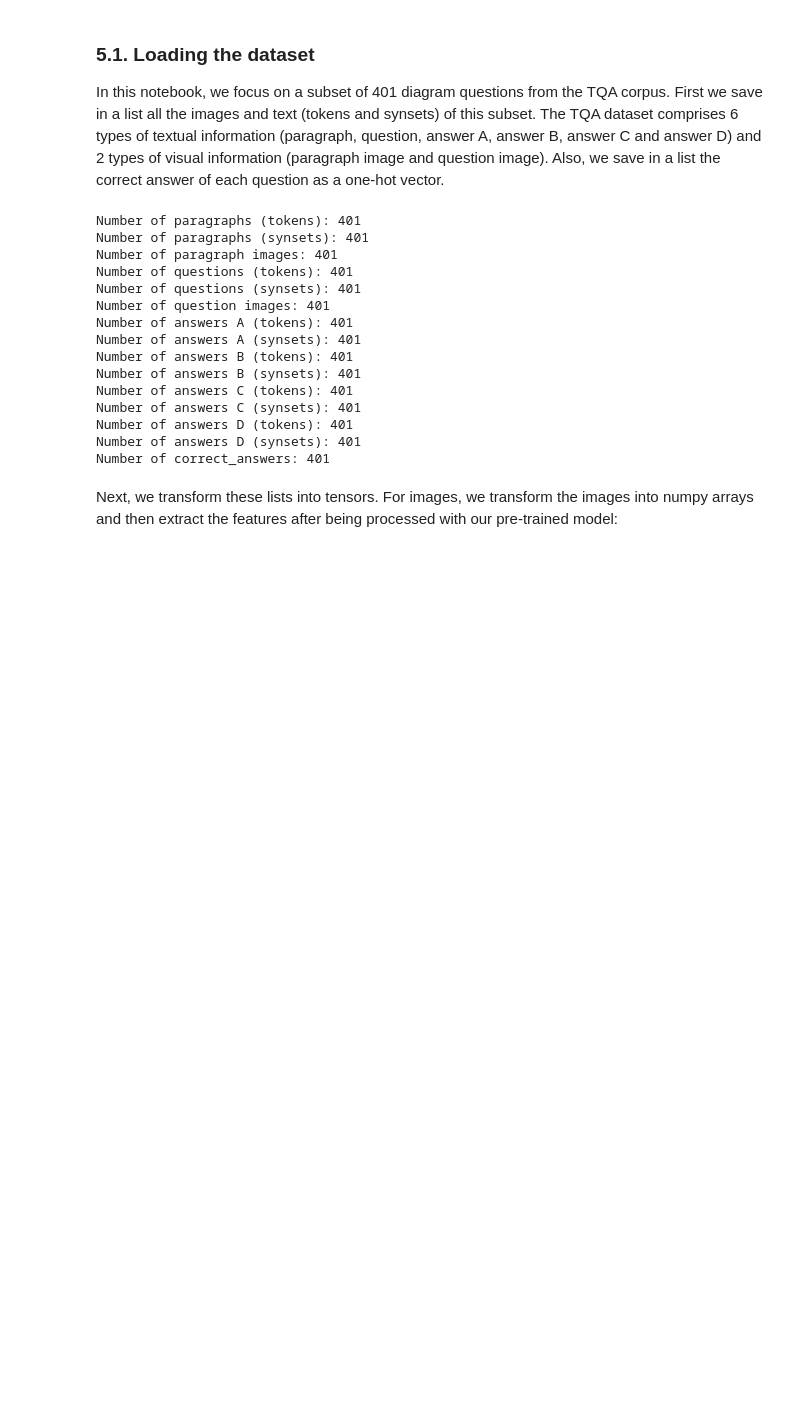
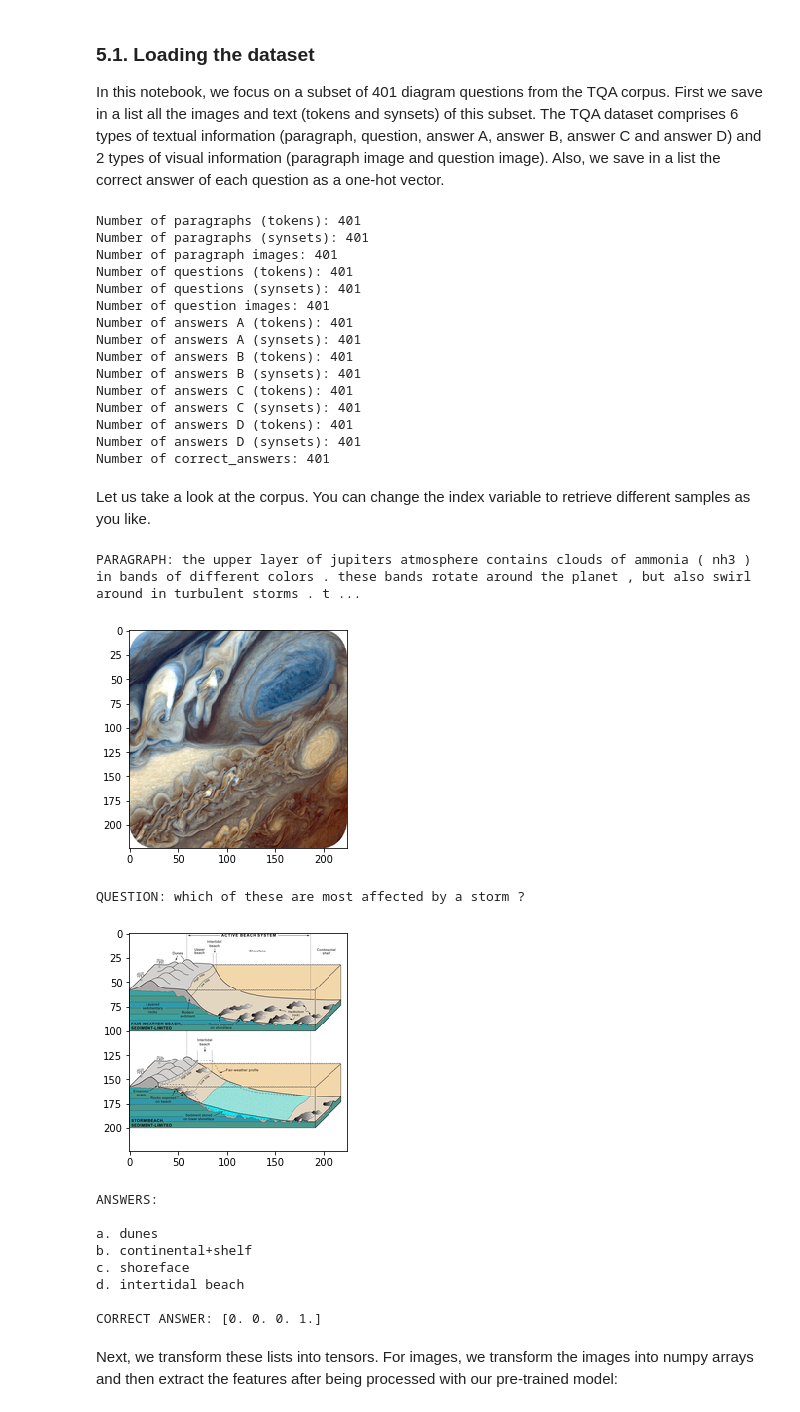
Before and after one commit to hybridnlp/tutorial, a Jupyter notebook: 08_scientific_information_management.ipynb, the cells around one changed output. Cells and saved outputs as stored; diff of their text form; code cells hidden in the pictures; blank space fills up the shorter version.

```diff
--- a/08_scientific_information_management.ipynb
+++ b/08_scientific_information_management.ipynb
@@ -968,6 +965,45 @@ Number of answers C (synsets): 401
 Number of answers D (tokens): 401
 Number of answers D (synsets): 401
 Number of correct_answers: 401
+# %% [markdown]
+Let us take a look at the corpus. You can change the index variable to retrieve different samples as you like.
+# %%
+index = 2
+
+print("PARAGRAPH: " + text_tokens[0][index])
+try:
+  im = cv2.imread(image_paths[0][index])
+  plt.imshow(im)
+  plt.show()
+except:
+  print("No paragraph image\n")
+
+print("QUESTION: " + text_tokens[1][index])
+im = cv2.imread(image_paths[1][index])
+plt.imshow(im)
+plt.show()
+
+
+print("ANSWERS:\n")
+print("a. " + text_tokens[2][index])
+print("b. " + text_tokens[3][index])
+print("c. " + text_tokens[4][index])
+print("d. " + text_tokens[5][index]+"\n")
+
+print("CORRECT ANSWER: "+ str(correct_answers[index]))
+# %% [output]
+PARAGRAPH: the upper layer of jupiters atmosphere contains clouds of ammonia ( nh3 ) in bands of different colors . these bands rotate around the planet , but also swirl around in turbulent storms . t ...
+[figure, added]
+QUESTION: which of these are most affected by a storm ?
+[figure, added]
+ANSWERS:
+
+a. dunes
+b. continental+shelf
+c. shoreface
+d. intertidal beach
+
+CORRECT ANSWER: [0. 0. 0. 1.]
 # %% [markdown]
 Next, we transform these lists into tensors. For images, we transform the images into numpy arrays and then extract the features after being processed with our pre-trained model:
 # %%
```
Also changed, not shown: parts of 2 cells of this notebook.
